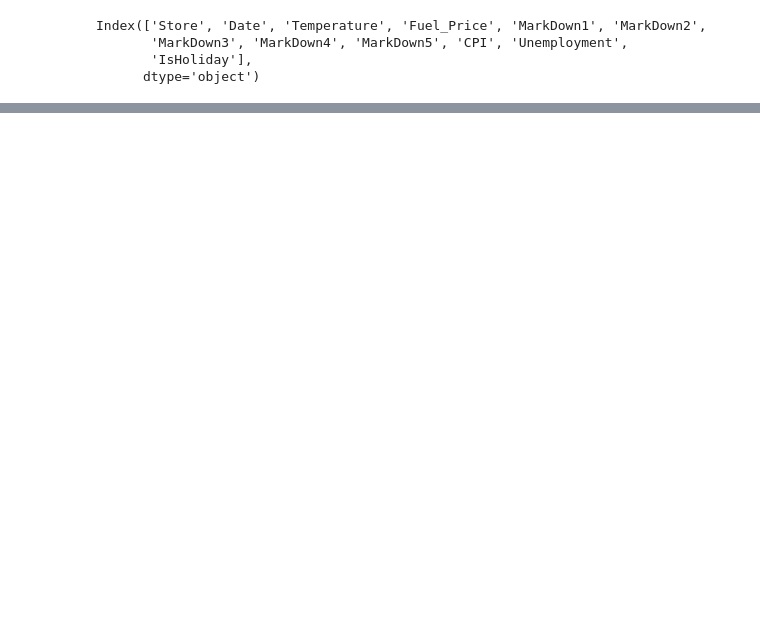
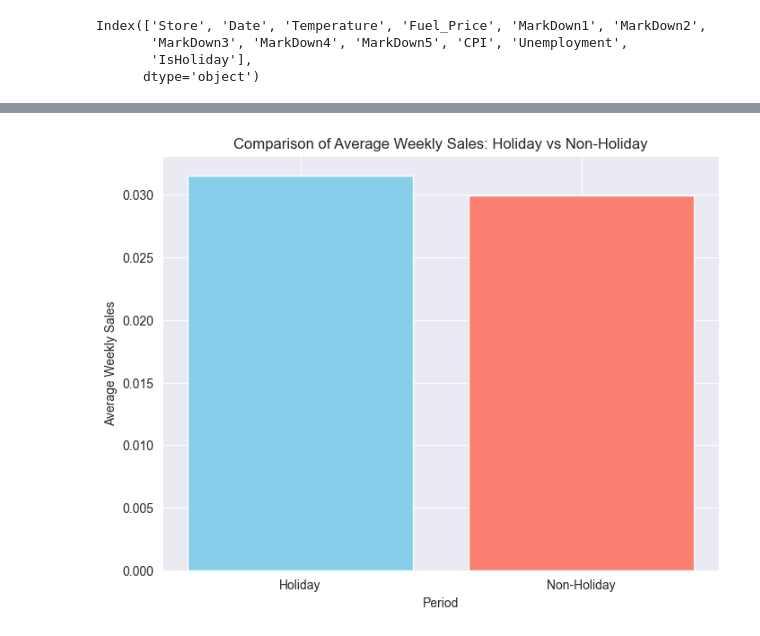
Before and after one commit to egemenozen1/Walmart-LSTM-Sales-Forecasting, a Jupyter notebook: Notebooks/Notebook1-DataCleaning.ipynb, the cells around one changed output, grey strips where cells are left out. Saved outputs shown, nothing was run; the diff lists cells and outputs as text; code cells hidden in the pictures; blank space fills up the shorter version.

```diff
--- a/Notebooks/Notebook1-DataCleaning.ipynb
+++ b/Notebooks/Notebook1-DataCleaning.ipynb
@@ -252,0 +354,12 @@ Index(['Store', 'Date', 'Temperature', 'Fuel_Price', 'MarkDown1', 'MarkDown2',
+# %%
+# Fill missing values in moving averages and lag features in train_df
+train_df['WeeklySales_MA_4'] = train_df['WeeklySales_MA_4'].bfill()
+train_df['WeeklySales_MA_8'] = train_df['WeeklySales_MA_8'].bfill()
+train_df['WeeklySales_MA_12'] = train_df['WeeklySales_MA_12'].bfill()
+train_df['WeeklySales_Lag_1'] = train_df['WeeklySales_Lag_1'].bfill()
+train_df['WeeklySales_Lag_2'] = train_df['WeeklySales_Lag_2'].bfill()
+
+# Fill missing values in lagged economic indicators in features_df
+features_df['FuelPrice_Change'] = features_df['FuelPrice_Change'].bfill()
+features_df['CPI_Lag_1'] = features_df['CPI_Lag_1'].bfill()
+features_df['Unemployment_Lag_1'] = features_df['Unemployment_Lag_1'].bfill()
@@ -252,0 +381,18 @@ Index(['Store', 'Date', 'Temperature', 'Fuel_Price', 'MarkDown1', 'MarkDown2',
+# %%
+import matplotlib.pyplot as plt
+
+# Calculate average sales for holidays and non-holidays
+average_sales = {
+    'Holiday': holiday_sales.mean(),
+    'Non-Holiday': non_holiday_sales.mean()
+}
+
+# Plot bar chart
+plt.figure(figsize=(8, 6))
+plt.bar(average_sales.keys(), average_sales.values(), color=['skyblue', 'salmon'])
+plt.xlabel("Period")
+plt.ylabel("Average Weekly Sales")
+plt.title("Comparison of Average Weekly Sales: Holiday vs Non-Holiday")
+plt.show()
+# %% [output]
+[figure, added]
```
Also changed, not shown: parts of 13 cells of this notebook.
